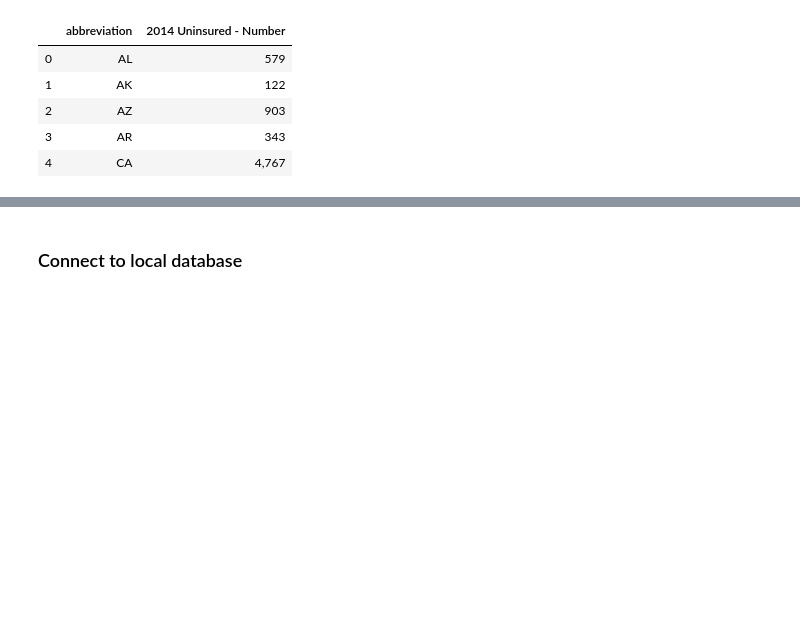
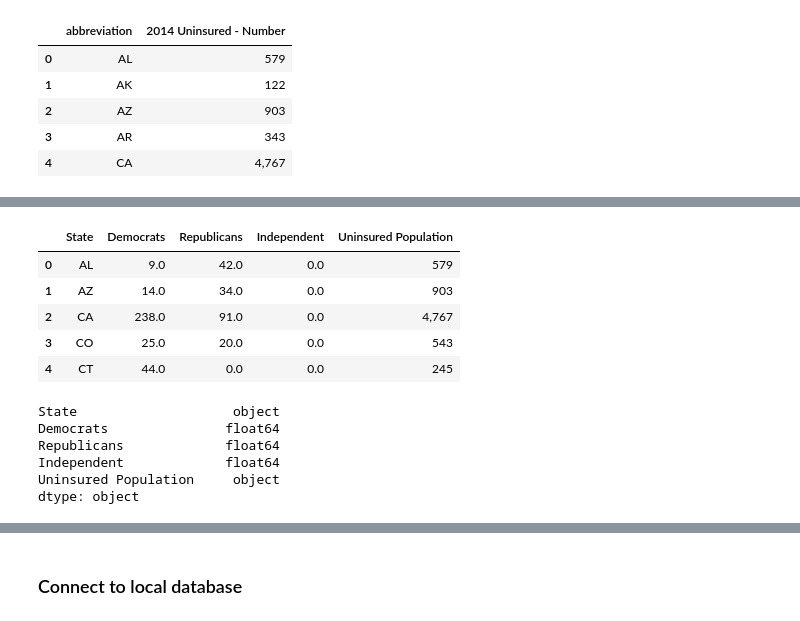
Before and after one commit to rogersc8/etl-project, a Jupyter notebook: ETL Project.ipynb, the cells around one changed output, grey strips where cells are left out. Cells and saved outputs as stored; diff of their text form; code cells hidden in the pictures; blank space fills up the shorter version.

```diff
--- a/ETL Project.ipynb
+++ b/ETL Project.ipynb
@@ -69,0 +201,5 @@ new_no_health_df.head()
+# %%
+state_df = state_df.set_index("State")
+# %%
+state_df = state_df.drop(['PR', 'GU', 'MP', 'AS', 'VI', 'DC'])
+state_df.head()
@@ -69,0 +214,19 @@ new_no_health_df.head()
+# %%
+sate_df = state_df.reset_index(inplace=True)
+state_df.head()
+# %% [output]
+|  | State | Democrats | Republicans | Independent | Uninsured Population |
+| 0 | AL | 9.0 | 42.0 | 0.0 | 579 |
+| 1 | AZ | 14.0 | 34.0 | 0.0 | 903 |
+| 2 | CA | 238.0 | 91.0 | 0.0 | 4,767 |
+| 3 | CO | 25.0 | 20.0 | 0.0 | 543 |
+| 4 | CT | 44.0 | 0.0 | 0.0 | 245 |
+# %%
+state_df.dtypes
+# %% [output]
+State                    object
+Democrats               float64
+Republicans             float64
+Independent             float64
+Uninsured Population     object
+dtype: object
```
Also changed, not shown: parts of 23 cells of this notebook, 2 other files.
